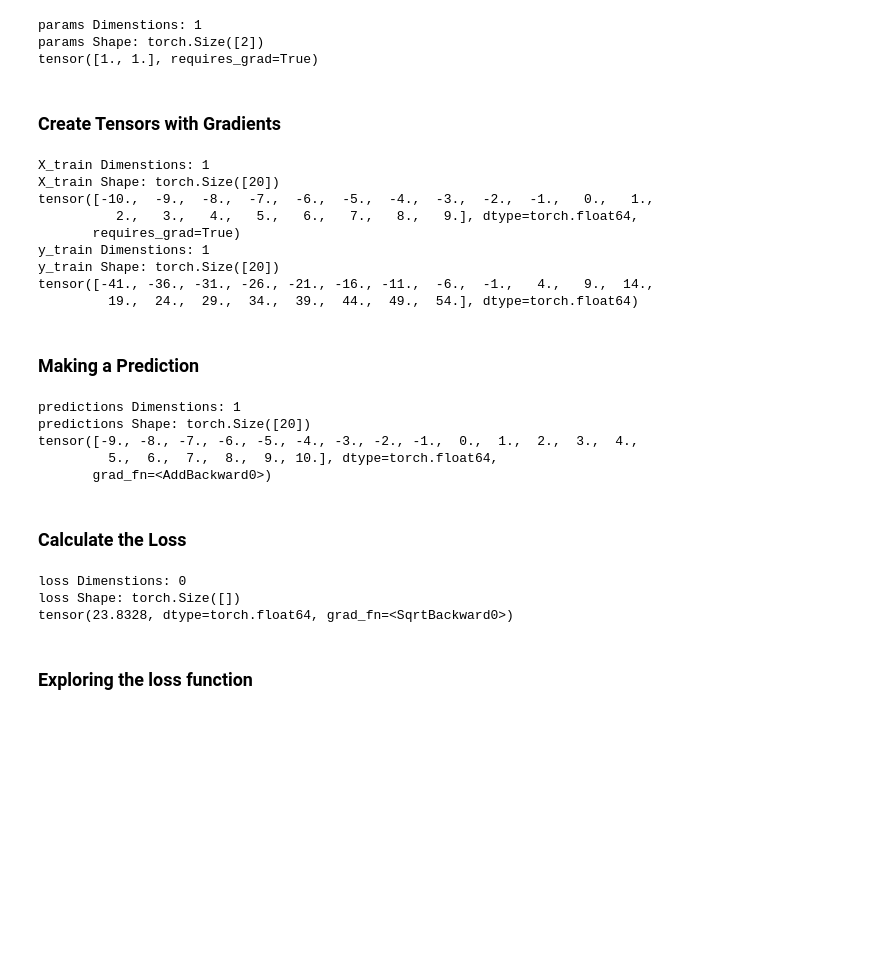
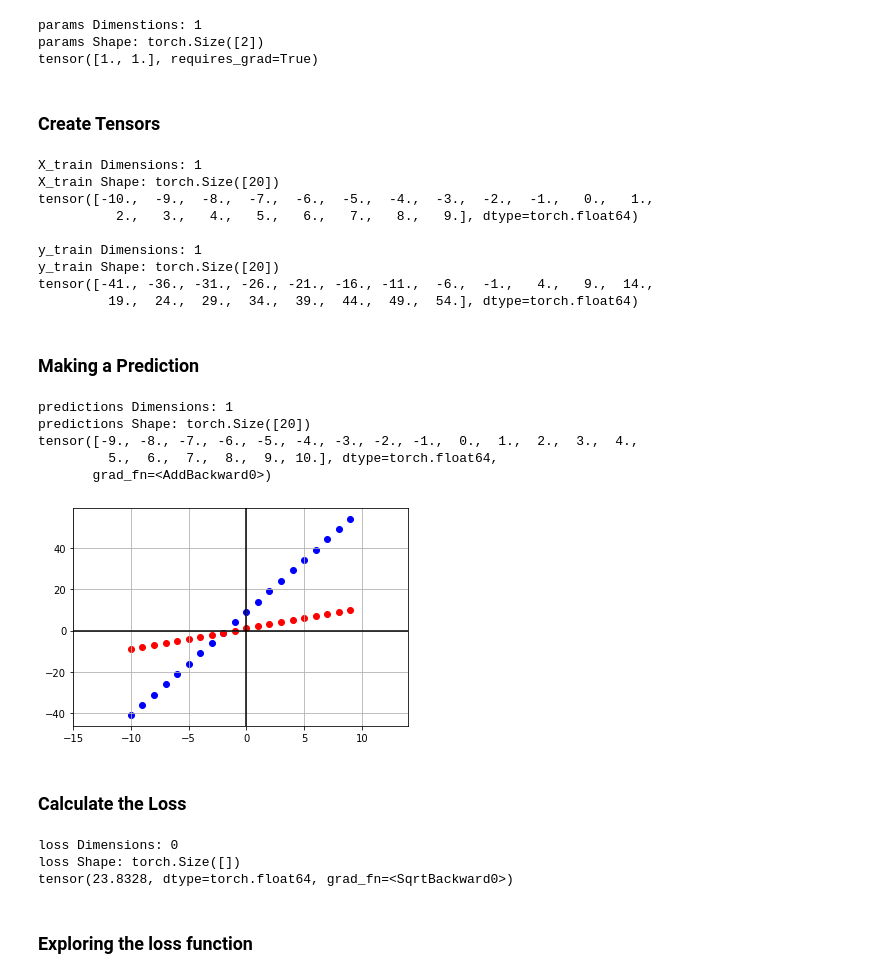
Before and after one commit to keithpij/python-sandbox, a Jupyter notebook: ml/pytorch/ml_process.ipynb, the cells around one changed output. Saved outputs shown, nothing was run; the diff lists cells and outputs as text; code cells hidden in the pictures; blank space fills up the shorter version.

```diff
--- a/ml/pytorch/ml_process.ipynb
+++ b/ml/pytorch/ml_process.ipynb
@@ -113,10 +115,9 @@ params Dimenstions: 1
 params Shape: torch.Size([2])
 tensor([1., 1.], requires_grad=True)
 # %% [markdown]
-### Create Tensors with Gradients
+### Create Tensors
 # %%
 X_train = torch.from_numpy(X)
-X_train.requires_grad_(True)
 y_train = torch.from_numpy(y)
 
 # If you try to use the tensor function in the torch module you will get a UserWarning
@@ -124,20 +125,20 @@ y_train = torch.from_numpy(y)
 #X_train = torch.tensor(X, dtype=torch.float64, requires_grad=True)
 #y_train = torch.tensor(y, dtype=torch.float64)
 
-print('X_train Dimenstions:', X_train.ndim)
+print('X_train Dimensions:', X_train.ndim)
 print('X_train Shape:', X_train.shape)
 print(X_train)
 
-print('y_train Dimenstions:', y_train.ndim)
+print('\ny_train Dimensions:', y_train.ndim)
 print('y_train Shape:', y_train.shape)
 print(y_train)
 # %% [output]
-X_train Dimenstions: 1
+X_train Dimensions: 1
 X_train Shape: torch.Size([20])
 tensor([-10.,  -9.,  -8.,  -7.,  -6.,  -5.,  -4.,  -3.,  -2.,  -1.,   0.,   1.,
-          2.,   3.,   4.,   5.,   6.,   7.,   8.,   9.], dtype=torch.float64,
-       requires_grad=True)
-y_train Dimenstions: 1
+          2.,   3.,   4.,   5.,   6.,   7.,   8.,   9.], dtype=torch.float64)
+
+y_train Dimensions: 1
 y_train Shape: torch.Size([20])
 tensor([-41., -36., -31., -26., -21., -16., -11.,  -6.,  -1.,   4.,   9.,  14.,
          19.,  24.,  29.,  34.,  39.,  44.,  49.,  54.], dtype=torch.float64)
@@ -146,15 +147,18 @@ tensor([-41., -36., -31., -26., -21., -16., -11.,  -6.,  -1.,   4.,   9.,  14.,
 # %%
 predictions = linear_equation(X_train, params)
 
-print('predictions Dimenstions:', predictions.ndim)
+print('predictions Dimensions:', predictions.ndim)
 print('predictions Shape:', predictions.shape)
 print(predictions)
+
+plot_data(X_train.numpy(), y_train.numpy(), predictions.detach().numpy())
 # %% [output]
-predictions Dimenstions: 1
+predictions Dimensions: 1
 predictions Shape: torch.Size([20])
 tensor([-9., -8., -7., -6., -5., -4., -3., -2., -1.,  0.,  1.,  2.,  3.,  4.,
          5.,  6.,  7.,  8.,  9., 10.], dtype=torch.float64,
        grad_fn=<AddBackward0>)
+[figure, added]
 # %% [markdown]
 ### Calculate the Loss
 # %%
@@ -164,11 +168,11 @@ def mse(predictions: Tensor, labels: Tensor) -> Tensor:
 
 loss = mse(predictions, y_train)
 
-print('loss Dimenstions:', loss.ndim)
+print('loss Dimensions:', loss.ndim)
 print('loss Shape:', loss.shape)
 print(loss)
 # %% [output]
-loss Dimenstions: 0
+loss Dimensions: 0
 loss Shape: torch.Size([])
 tensor(23.8328, dtype=torch.float64, grad_fn=<SqrtBackward0>)
 # %% [markdown]
```
Also changed, not shown: parts of 4 cells of this notebook, 1 other file.
